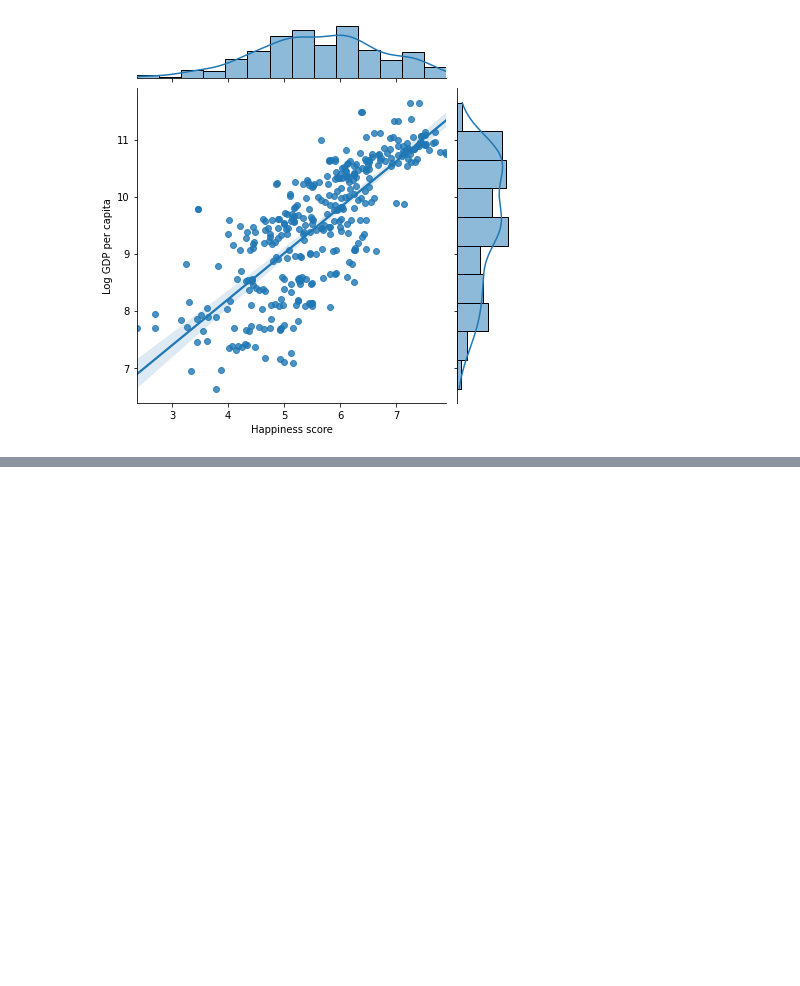
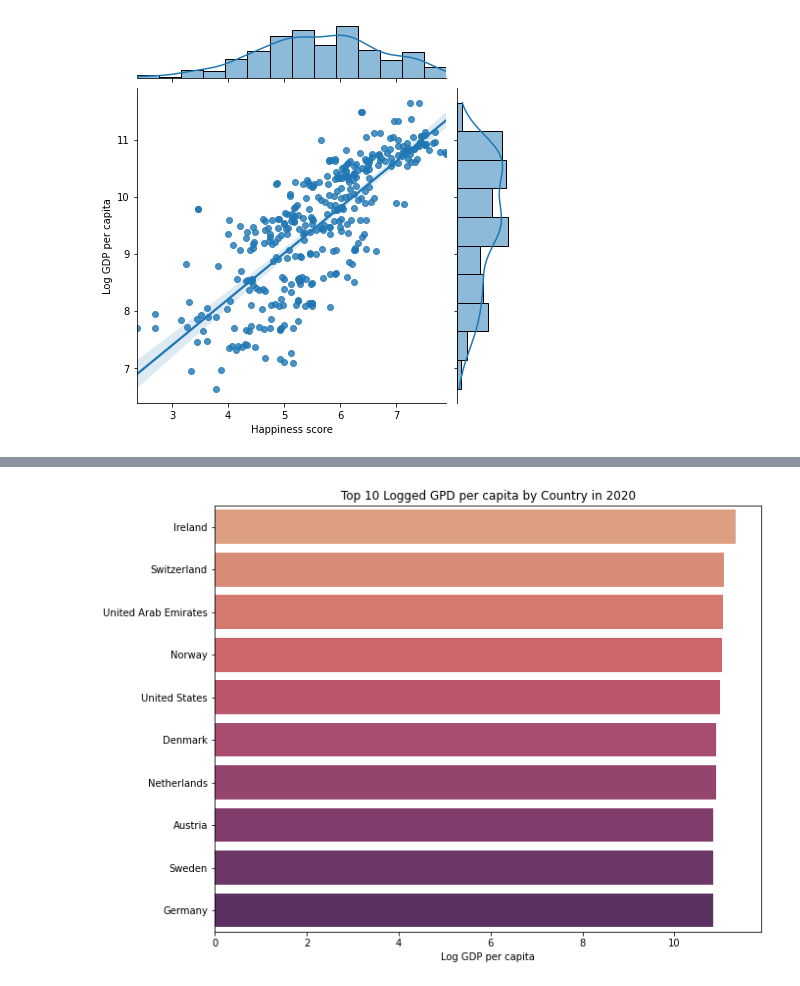
Before and after one commit to data301-2021-summer2/project-group25-project, a Jupyter notebook: analysis/analysis.ipynb, the cells around one changed output, grey strips where cells are left out. Drawn from its saved outputs; the diff is of its cells as text; code cells hidden in the pictures; blank space fills up the shorter version.

```diff
--- a/analysis/analysis.ipynb
+++ b/analysis/analysis.ipynb
@@ -111 +110,3 @@ df2
+# %%
+happiness_df_2020 = load_year(df2,2020)
 # %%
@@ -265,0 +336,5 @@ sns.boxplot(x='year',y='Log GDP per capita', data=df_LGPC_M)
+# %%
+GDP_2020=happiness_df_2020.sort_values(by = ['Log GDP per capita'], ascending = False)
+GDP_2020=GDP_2020.reset_index()
+GDP_2020.drop(columns = ['index'], inplace=True)
+GDP_2020
@@ -265,0 +355,3 @@ sns.boxplot(x='year',y='Log GDP per capita', data=df_LGPC_M)
+# %%
+Top10_GDP_2020 = GDP_2020.head(10)
+Top10_GDP_2020
@@ -265,0 +370,8 @@ sns.boxplot(x='year',y='Log GDP per capita', data=df_LGPC_M)
+# %%
+plt.figure(figsize=(10,8))
+ax = sns.barplot(y="Country name", x="Log GDP per capita", data=Top10_GDP_2020, palette=sns.color_palette("flare",10))
+plt.title('Top 10 Logged GPD per capita by Country in 2020')
+ax.set(xlabel='Log GDP per capita', ylabel='')
+plt.show()
+# %% [output]
+[figure, added]
```
Also changed, not shown: parts of 47 cells of this notebook, 9 other files.
